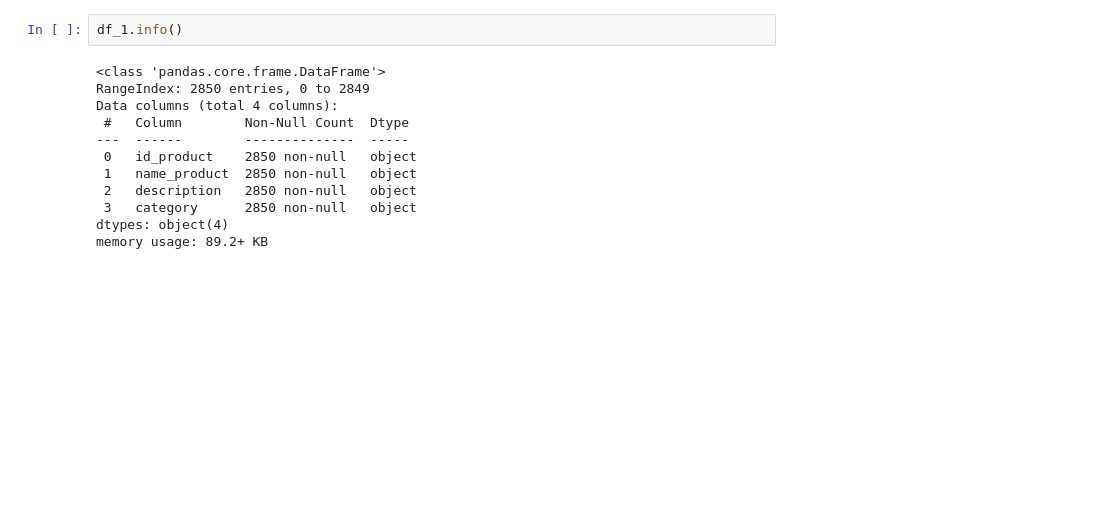
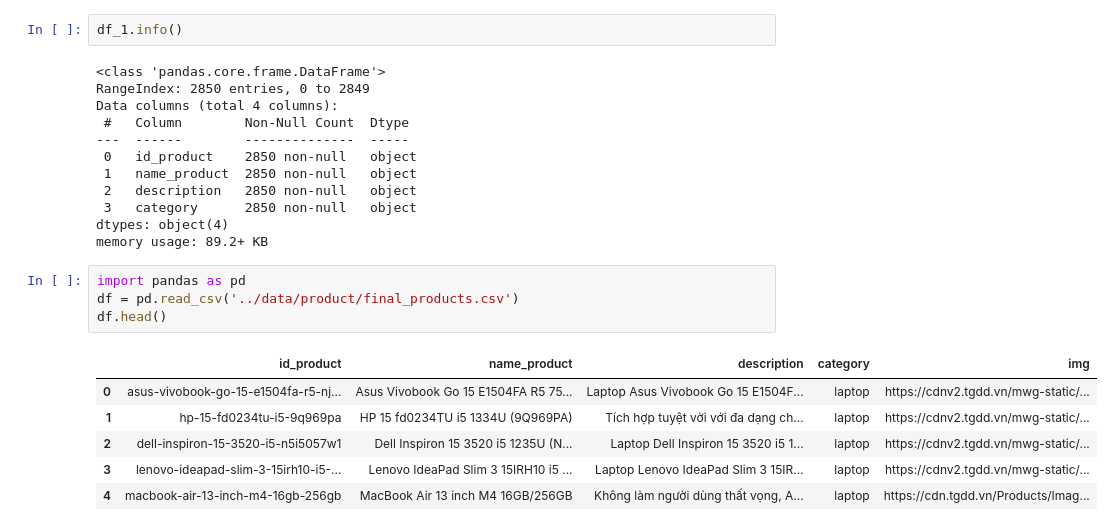
Before and after one commit to Winder510/Recommend-System, a Jupyter notebook: crawl_data/merge_data.ipynb, the cells around one changed output. Saved outputs shown, nothing was run; the diff lists cells and outputs as text; blank space fills up the shorter version.

```diff
--- a/crawl_data/merge_data.ipynb
+++ b/crawl_data/merge_data.ipynb
@@ -170,3 +170,14 @@ Data columns (total 4 columns):
  3   category      2850 non-null   object
 dtypes: object(4)
 memory usage: 89.2+ KB
+# %%
+import pandas as pd
+df = pd.read_csv('../data/product/final_products.csv')
+df.head()
+# %% [output]
+|  | id_product | name_product | description | category | img |
+| 0 | asus-vivobook-go-15-e1504fa-r5-nj... | Asus Vivobook Go 15 E1504FA R5 75... | Laptop Asus Vivobook Go 15 E1504F... | laptop | https://cdnv2.tgdd.vn/mwg-static/... |
+| 1 | hp-15-fd0234tu-i5-9q969pa | HP 15 fd0234TU i5 1334U (9Q969PA) | Tích hợp tuyệt vời với đa dạng ch... | laptop | https://cdnv2.tgdd.vn/mwg-static/... |
+| 2 | dell-inspiron-15-3520-i5-n5i5057w1 | Dell Inspiron 15 3520 i5 1235U (N... | Laptop Dell Inspiron 15 3520 i5 1... | laptop | https://cdnv2.tgdd.vn/mwg-static/... |
+| 3 | lenovo-ideapad-slim-3-15irh10-i5-... | Lenovo IdeaPad Slim 3 15IRH10 i5 ... | Laptop Lenovo IdeaPad Slim 3 15IR... | laptop | https://cdnv2.tgdd.vn/mwg-static/... |
+| 4 | macbook-air-13-inch-m4-16gb-256gb | MacBook Air 13 inch M4 16GB/256GB | Không làm người dùng thất vọng, A... | laptop | https://cdn.tgdd.vn/Products/Imag... |
```
Also changed, not shown: parts of 4 cells of this notebook, 10 other files.
